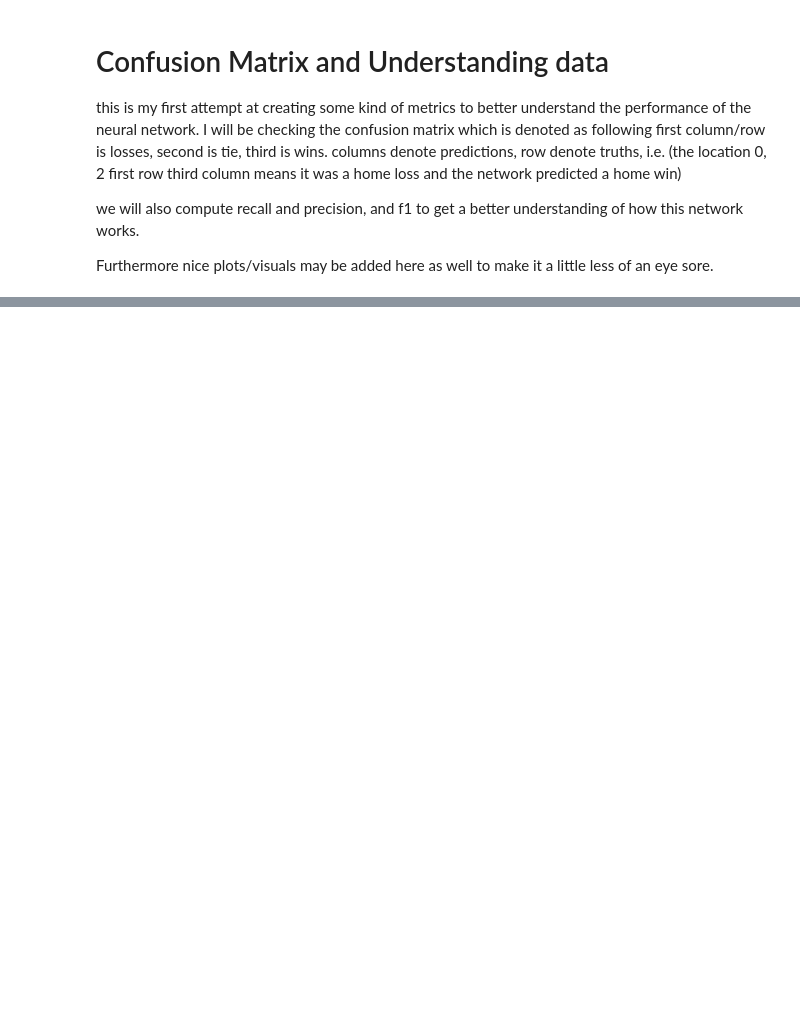
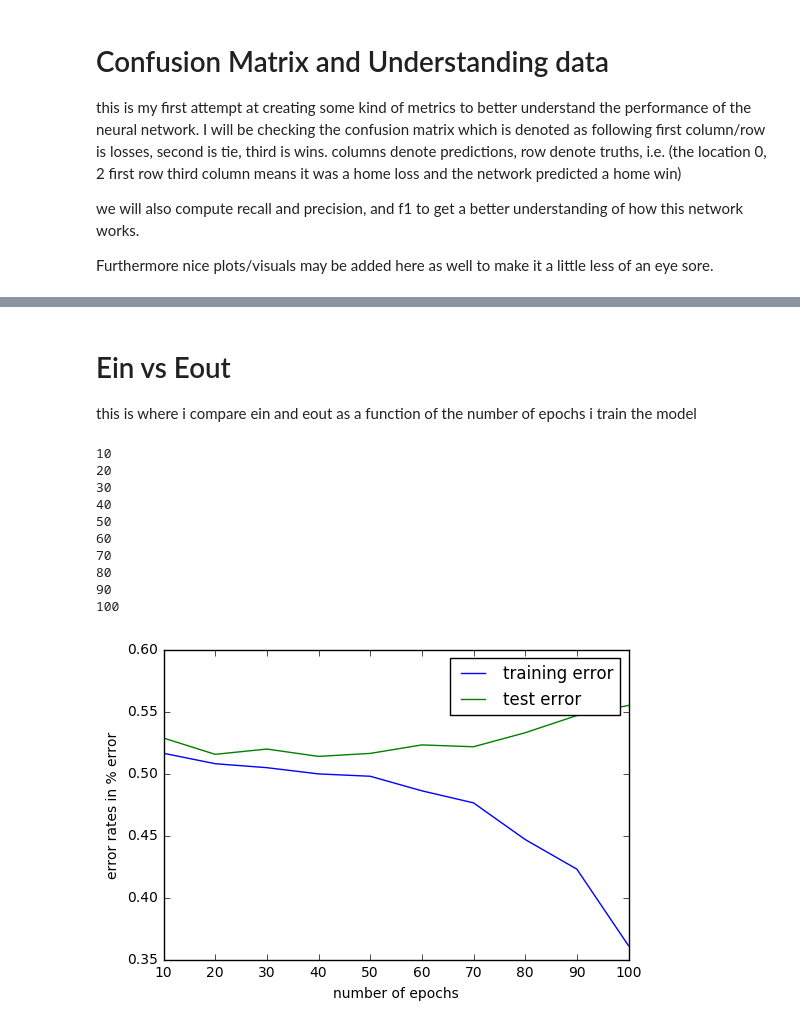
Before and after one commit to Christopherhaack/SoccerPredictionsNN, a Jupyter notebook: smallerRNN.ipynb, the cells around one changed output, grey strips where cells are left out. Cells and saved outputs as stored; diff of their text form; code cells hidden in the pictures; blank space fills up the shorter version.

```diff
--- a/smallerRNN.ipynb
+++ b/smallerRNN.ipynb
@@ -643,0 +857,3 @@ f1score
+# %% [markdown]
+# Ein vs Eout
+this is where i compare ein and eout as a function of the number of epochs i train the model
@@ -643,0 +919,14 @@ f1score
+# %%
+runModels()
+# %% [output]
+10
+20
+30
+40
+50
+60
+70
+80
+90
+100
+[figure, added]
```
Also changed, not shown: parts of 15 cells of this notebook.
